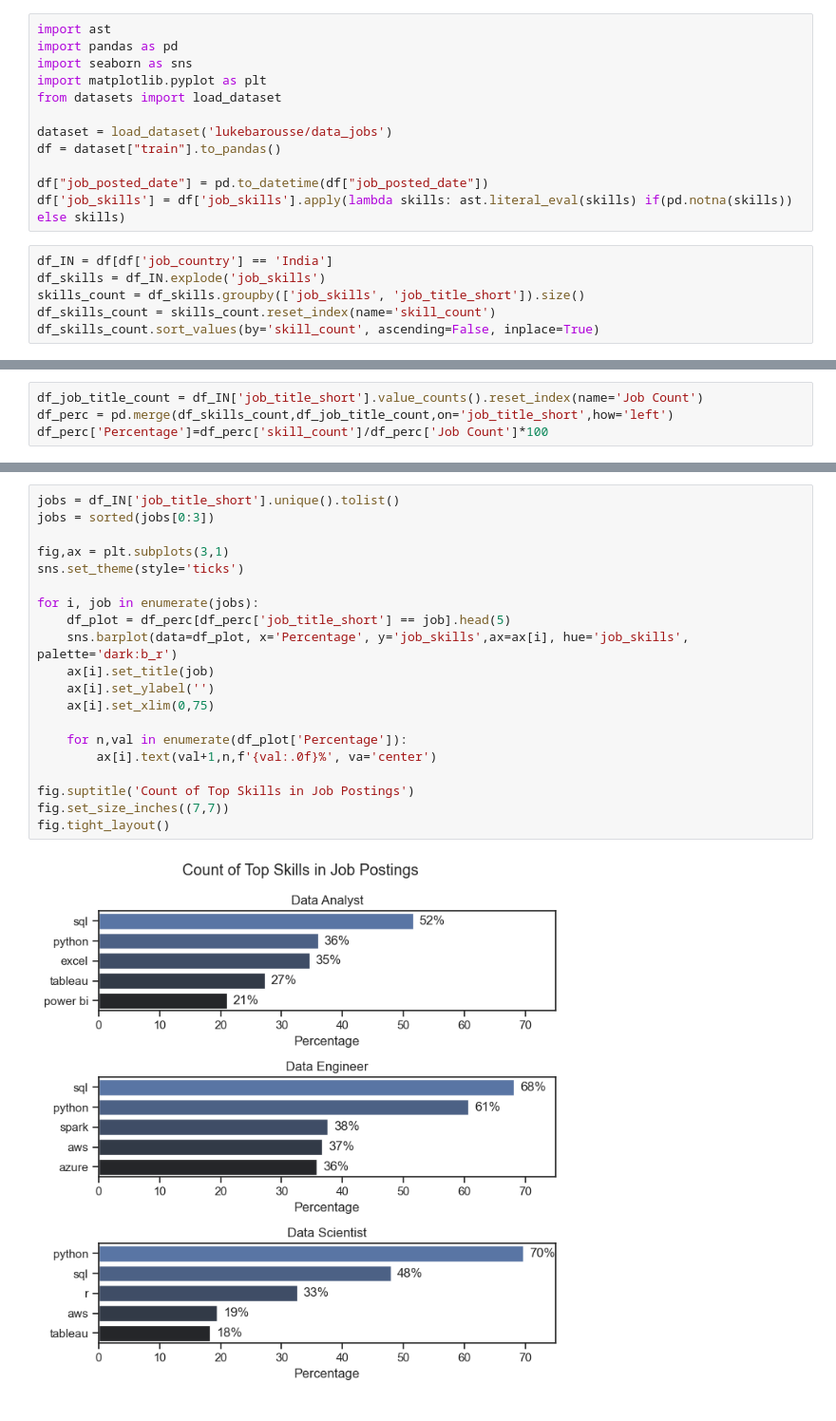
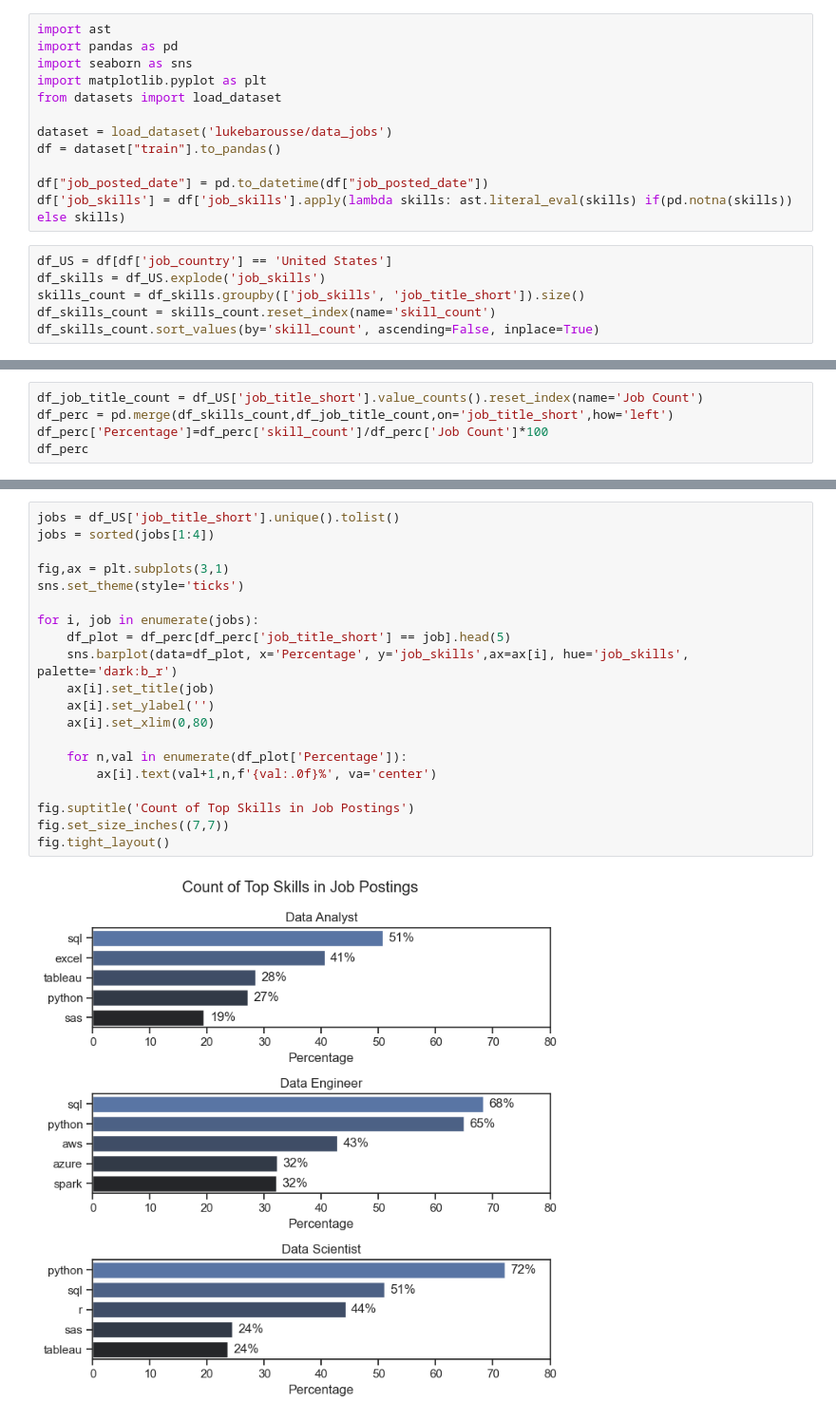
Before and after one commit to avish-attri/Data-Analyst-Job-Analysis, a Jupyter notebook: 2_Skill_Demand.ipynb, the cells around one changed output, grey strips where cells are left out. Shown: that part at 95% size. Cells and saved outputs as stored; diff of their text form.

```diff
--- a/2_Skill_Demand.ipynb
+++ b/2_Skill_Demand.ipynb
@@ -11,8 +11,8 @@ df = dataset["train"].to_pandas()
 df["job_posted_date"] = pd.to_datetime(df["job_posted_date"])
 df['job_skills'] = df['job_skills'].apply(lambda skills: ast.literal_eval(skills) if(pd.notna(skills)) else skills)
 # %%
-df_IN = df[df['job_country'] == 'India']
-df_skills = df_IN.explode('job_skills')
+df_US = df[df['job_country'] == 'United States']
+df_skills = df_US.explode('job_skills')
 skills_count = df_skills.groupby(['job_skills', 'job_title_short']).size()
 df_skills_count = skills_count.reset_index(name='skill_count')
 df_skills_count.sort_values(by='skill_count', ascending=False, inplace=True)
@@ -19,4 +35,5 @@ df_skills_count.sort_values(by='skill_count', ascending=False, inplace=True)
 # %%
-df_job_title_count = df_IN['job_title_short'].value_counts().reset_index(name='Job Count')
+df_job_title_count = df_US['job_title_short'].value_counts().reset_index(name='Job Count')
 df_perc = pd.merge(df_skills_count,df_job_title_count,on='job_title_short',how='left')
 df_perc['Percentage']=df_perc['skill_count']/df_perc['Job Count']*100
+df_perc
@@ -23,22 +54,22 @@ df_perc['Percentage']=df_perc['skill_count']/df_perc['Job Count']*100
 # %%
-jobs = df_IN['job_title_short'].unique().tolist()
-jobs = sorted(jobs[0:3])
+jobs = df_US['job_title_short'].unique().tolist()
+jobs = sorted(jobs[1:4])
 
 fig,ax = plt.subplots(3,1)
 sns.set_theme(style='ticks')
 
 for i, job in enumerate(jobs):
     df_plot = df_perc[df_perc['job_title_short'] == job].head(5)
     sns.barplot(data=df_plot, x='Percentage', y='job_skills',ax=ax[i], hue='job_skills', palette='dark:b_r')
     ax[i].set_title(job)
     ax[i].set_ylabel('')
-    ax[i].set_xlim(0,75)
+    ax[i].set_xlim(0,80)
 
     for n,val in enumerate(df_plot['Percentage']):
         ax[i].text(val+1,n,f'{val:.0f}%', va='center')
 
 fig.suptitle('Count of Top Skills in Job Postings')
 fig.set_size_inches((7,7))
 fig.tight_layout()
 # %% [output]
-[figure, old version]
+[figure, new version]
```
Also changed, not shown: parts of 2 cells of this notebook, 5 other files.
